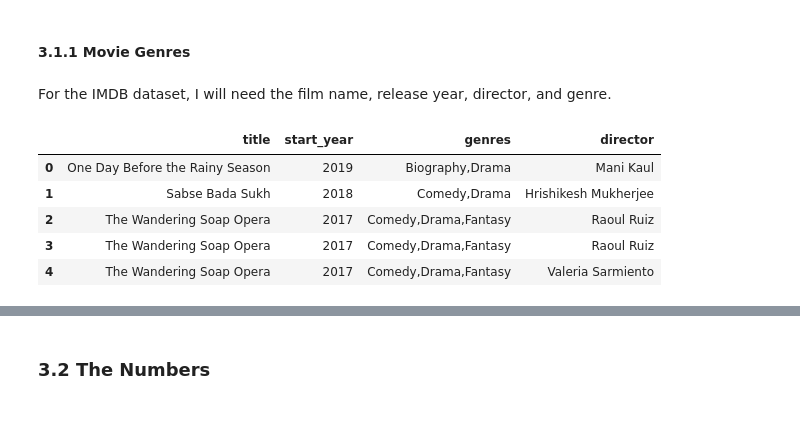
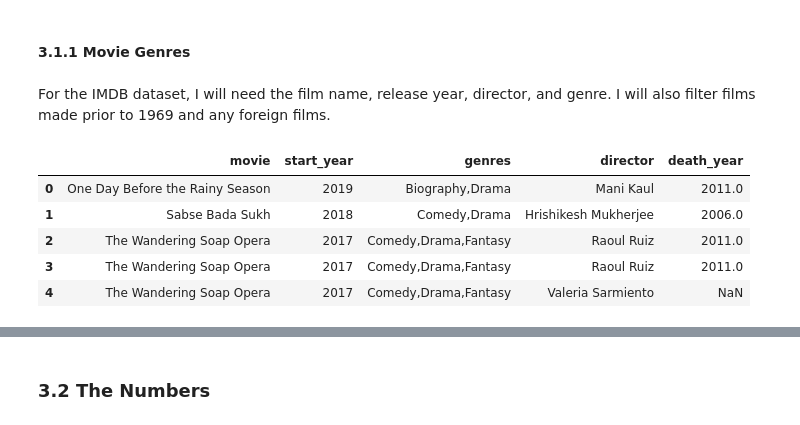
Before and after one commit to valentinav21/microsoft-movie-analysis, a Jupyter notebook: notebook.ipynb, the cells around one changed output, grey strips where cells are left out. Saved outputs shown, nothing was run; the diff lists cells and outputs as text; code cells hidden in the pictures.

```diff
--- a/notebook.ipynb
+++ b/notebook.ipynb
@@ -205,32 +194,34 @@ Now that we have a good understanding of our data, the next step is to clean the
 # %% [markdown]
 #### 3.1.1 Movie Genres
 # %% [markdown]
-For the IMDB dataset, I will need the film name, release year, director, and genre.
+For the IMDB dataset, I will need the film name, release year, director, and genre. I will also filter films made prior to 1969 and any foreign films.
 # %%
 #Query relevant tables and preview data
 
 movies_data = pd.read_sql(
 """
-SELECT primary_title AS title,
+SELECT primary_title AS movie,
        start_year,
        genres,
-       primary_name AS director
+       primary_name AS director,
+       death_year
   FROM movie_basics
       JOIN directors
            USING(movie_id)
       JOIN persons
            USING(person_id)
   WHERE start_year BETWEEN 1969 AND 2019
-  AND movie_id IN (SELECT movie_id
-                   FROM movie_akas
-                   WHERE language = 'en')
+    AND movie_id IN (SELECT movie_id
+                     FROM movie_akas
+                     WHERE language = 'en')
 ;""", conn)
 
+#Preview results
 movies_data.head()
 # %% [output]
-|  | title | start_year | genres | director |
-| 0 | One Day Before the Rainy Season | 2019 | Biography,Drama | Mani Kaul |
-| 1 | Sabse Bada Sukh | 2018 | Comedy,Drama | Hrishikesh Mukherjee |
-| 2 | The Wandering Soap Opera | 2017 | Comedy,Drama,Fantasy | Raoul Ruiz |
-| 3 | The Wandering Soap Opera | 2017 | Comedy,Drama,Fantasy | Raoul Ruiz |
-| 4 | The Wandering Soap Opera | 2017 | Comedy,Drama,Fantasy | Valeria Sarmiento |
+|  | movie | start_year | genres | director | death_year |
+| 0 | One Day Before the Rainy Season | 2019 | Biography,Drama | Mani Kaul | 2011.0 |
+| 1 | Sabse Bada Sukh | 2018 | Comedy,Drama | Hrishikesh Mukherjee | 2006.0 |
+| 2 | The Wandering Soap Opera | 2017 | Comedy,Drama,Fantasy | Raoul Ruiz | 2011.0 |
+| 3 | The Wandering Soap Opera | 2017 | Comedy,Drama,Fantasy | Raoul Ruiz | 2011.0 |
+| 4 | The Wandering Soap Opera | 2017 | Comedy,Drama,Fantasy | Valeria Sarmiento | NaN |
```
Also changed, not shown: parts of 27 cells of this notebook.
